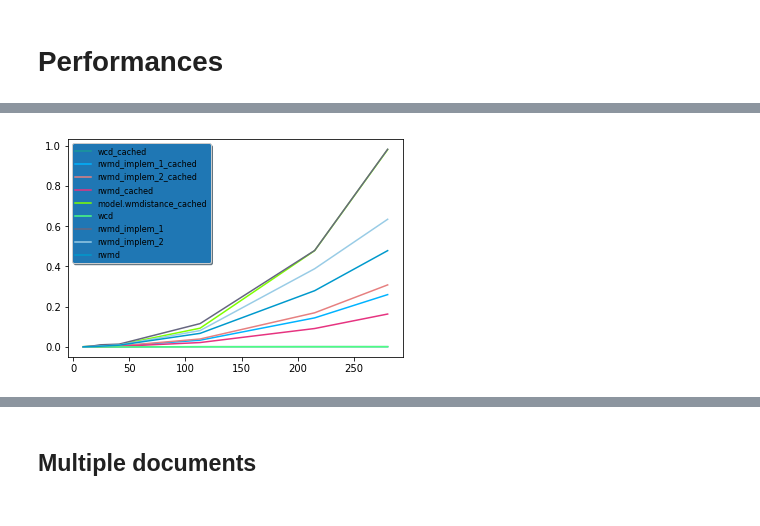
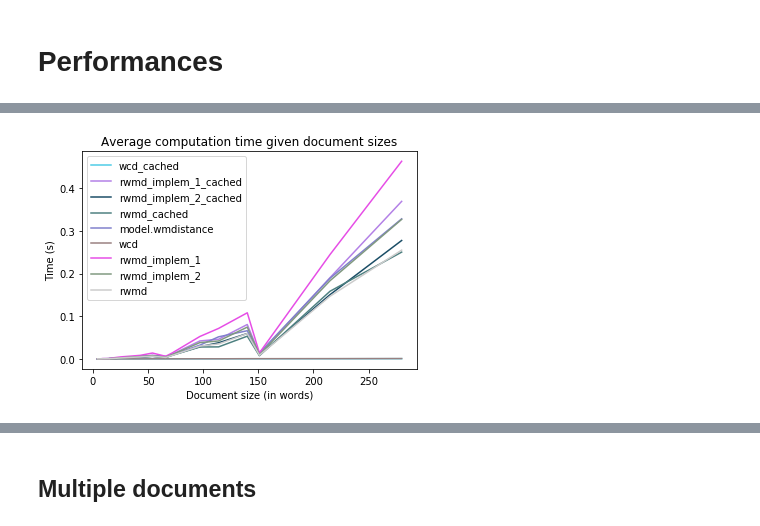
Before and after one commit to cpcdoy/WMD, a Jupyter notebook: Word Mover’s Distance.ipynb, the cells around one changed output, grey strips where cells are left out. Drawn from its saved outputs; the diff is of its cells as text; code cells hidden in the pictures.

Commit message:
Add: more perf stats + Add: more documentation

```diff
--- a/Word Mover’s Distance.ipynb
+++ b/Word Mover’s Distance.ipynb
@@ -531,8 +544,8 @@ def time_func(fn=rwmd, nb_docs=10, nb_iter=10):
         else:
             def f():
                 fn(i, i + 1)
-        #timing_data[i][0] = timeit.timeit(f, number=nb_iter)
-        timing_data[i][0] = timeit.Timer(f, 'gc.enable()').timeit(number=nb_iter)
+
+        timing_data[i][0], _ = timeit.Timer(f, 'gc.enable()').timeit(number=nb_iter)
         timing_data[i][1] = len(strs_proc[i]) + len(strs_proc[i + 1])
 
     return timing_data
@@ -540,4 +553,4 @@ def time_func(fn=rwmd, nb_docs=10, nb_iter=10):
 funcs = [wcd, rwmd_implem_1, rwmd_implem_2, rwmd, model.wmdistance]
 data = np.array([time_func(i, len(strs_proc), 100) for i in funcs])
 # %%
-data_no_cache = np.array([time_func(i, len(strs_proc), 10) for i in funcs])
+data_no_cache = np.array([time_func(i, len(strs_proc), 100) for i in funcs[:-1]])
@@ -546,16 +557,20 @@ SyntaxError: invalid syntax (<ipython-input-1322-6eb9f7944c0d>, line 1)
 # %%
 x = data[0, :, 1]
 fn_names = ["wcd", "rwmd_implem_1", "rwmd_implem_2", "rwmd", "model.wmdistance"]
 
+x_args = np.argsort(x)
+
 fig, ax = plt.subplots()
 for i in range(data.shape[0]):
-    ax.plot(x, data[i, :, 0] / 100, 'k', color=np.around(np.random.rand(3, 1), 1).flatten(), label=str(fn_names[i]+'_cached'))
+    ax.plot(x[x_args], data[i, x_args, 0] / 100, 'k', color=np.around(np.random.rand(3, 1), 1).flatten(), label=str(fn_names[i]+ ('' if i == len(fn_names) - 1 else '_cached')))
 for i in range(data_no_cache.shape[0]):
-    ax.plot(x, data_no_cache[i, :, 0] / 10, 'k', color=np.around(np.random.rand(3, 1), 1).flatten(), label=fn_names[i])
+    ax.plot(x[x_args], data_no_cache[i, x_args, 0] / 100, 'k', color=np.around(np.random.rand(3, 1), 1).flatten(), label=fn_names[i])
 
-legend = ax.legend(loc='upper left', shadow=True, fontsize='x-large', prop={'size': 8})
+ax.legend()
 
-# Put a nicer background color on the legend.
-legend.get_frame().set_facecolor('C0')
+ax.set_xlabel('Document size (in words)')
+ax.set_ylabel('Time (s)')
+ax.set_title('Average computation time given document sizes')
+plt.show()
 # %% [output]
-[figure, old version]
+[figure, new version]
```
Also changed, not shown: parts of 27 cells of this notebook.
